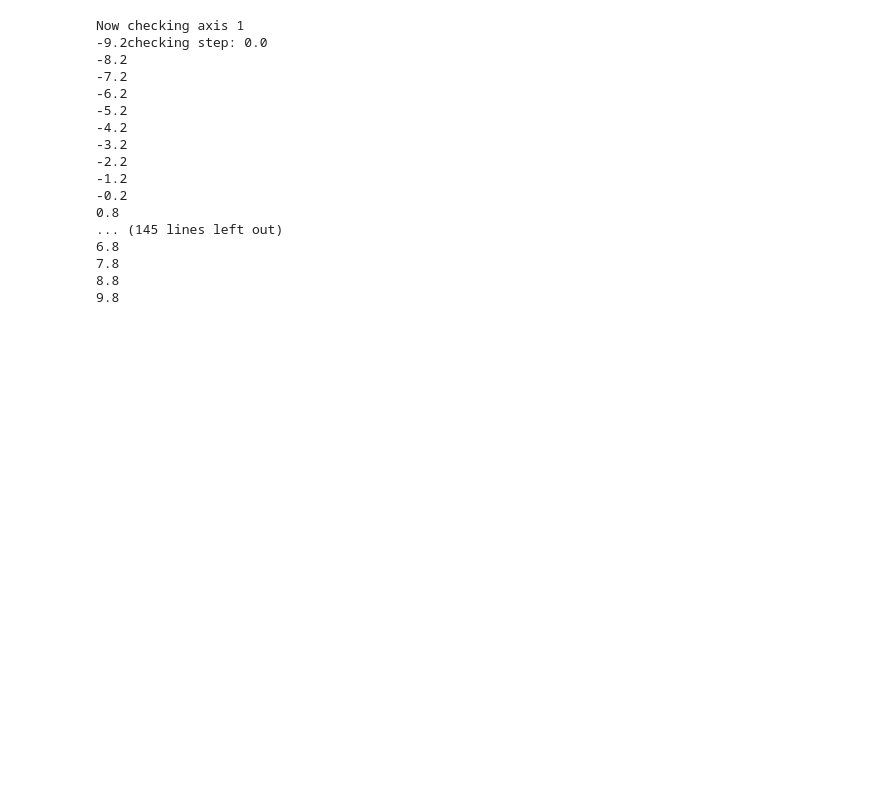
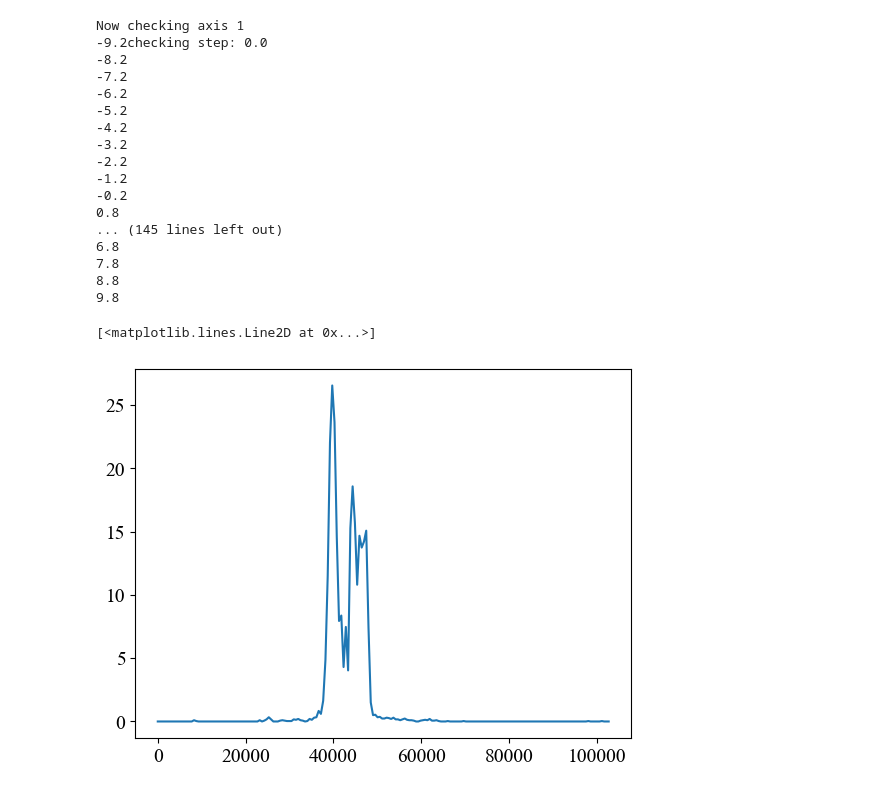
Before and after one commit to FENG-MengLong/ExperimentCode, a Jupyter notebook: test.ipynb, the cells around one changed output. Drawn from its saved outputs; the diff is of its cells as text; code cells hidden in the pictures; blank space fills up the shorter version.

```diff
--- a/test.ipynb
+++ b/test.ipynb
@@ -65,3 +65,30 @@ Now checking axis 1
 7.8
 8.8
 9.8
+# %%
+from DataProcessing.Fitting import *
+from DataProcessing import Readout
+import matplotlib.pyplot as plt
+from matplotlib import rcParams
+
+rcParams['font.family'] = 'Times New Roman'
+rcParams['mathtext.fontset'] = 'stix'
+rcParams['axes.unicode_minus'] = False
+rcParams.update({
+	'font.size': 14,
+	'axes.titlesize': 14,
+	'axes.labelsize': 14,
+	'xtick.labelsize': 14,
+	'ytick.labelsize': 14,
+	'legend.fontsize': 14,
+	'figure.titlesize': 14,
+	'legend.frameon': False,
+})
+# %%
+root_dir = "X:/migratedData/Rydberg_QIS/data"
+x1,y1,z1,notes1 = Readout.read_saved_csv_by_id(root_dir=root_dir, date="2025/12/16", plot_id=9)
+# %%
+plt.plot(x1,z1)
+# %% [output]
+[<matplotlib.lines.Line2D at 0x...>]
+[figure, added]
```
Also changed, not shown: parts of 1 cell of this notebook, 7 other files.
